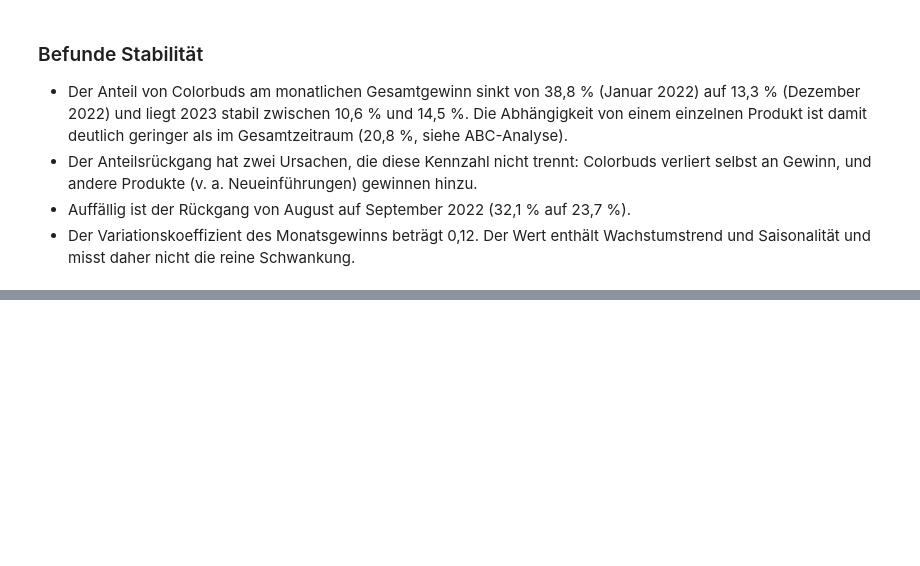
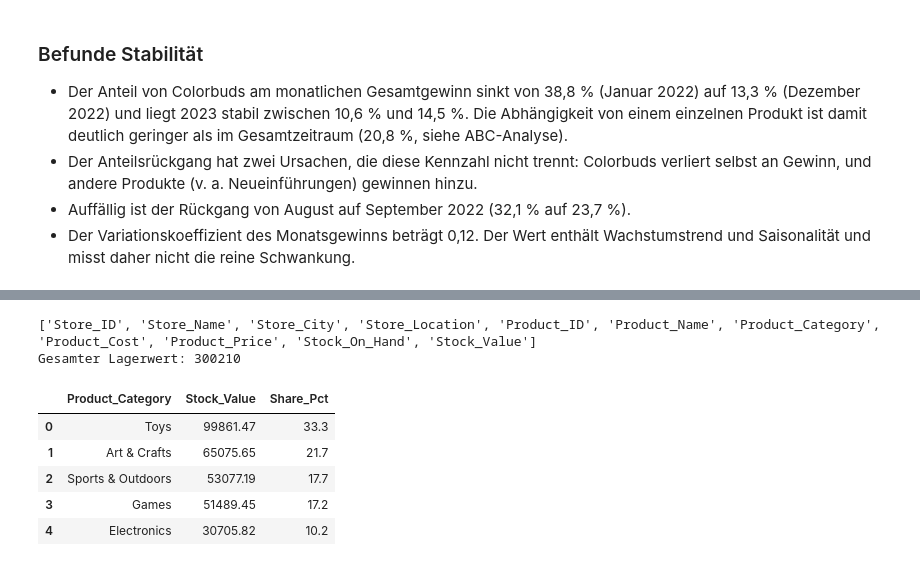
Before and after one commit to chrishorvath8595/maven_toys_profitability, a Jupyter notebook: notebooks/03_daten_analysieren.ipynb, the cells around one changed output, grey strips where cells are left out. Cells and saved outputs as stored; diff of their text form; code cells hidden in the pictures; blank space fills up the shorter version.

```diff
--- a/notebooks/03_daten_analysieren.ipynb
+++ b/notebooks/03_daten_analysieren.ipynb
@@ -496,0 +500,22 @@ Variationskoeffizient des Monatsgewinns: 0.12
+# %%
+print(inventory_full.columns.tolist())
+
+print("Gesamter Lagerwert:", round(inventory_full["Stock_Value"].sum()))
+
+stock_category = (
+    inventory_full.groupby("Product_Category")["Stock_Value"]
+    .sum()
+    .sort_values(ascending=False)
+    .reset_index()
+)
+stock_category["Share_Pct"] = (stock_category["Stock_Value"] / stock_category["Stock_Value"].sum() * 100).round(1)
+stock_category
+# %% [output]
+['Store_ID', 'Store_Name', 'Store_City', 'Store_Location', 'Product_ID', 'Product_Name', 'Product_Category', 'Product_Cost', 'Product_Price', 'Stock_On_Hand', 'Stock_Value']
+Gesamter Lagerwert: 300210
+|  | Product_Category | Stock_Value | Share_Pct |
+| 0 | Toys | 99861.47 | 33.3 |
+| 1 | Art & Crafts | 65075.65 | 21.7 |
+| 2 | Sports & Outdoors | 53077.19 | 17.7 |
+| 3 | Games | 51489.45 | 17.2 |
+| 4 | Electronics | 30705.82 | 10.2 |
```
Also changed, not shown: parts of 9 cells of this notebook.
